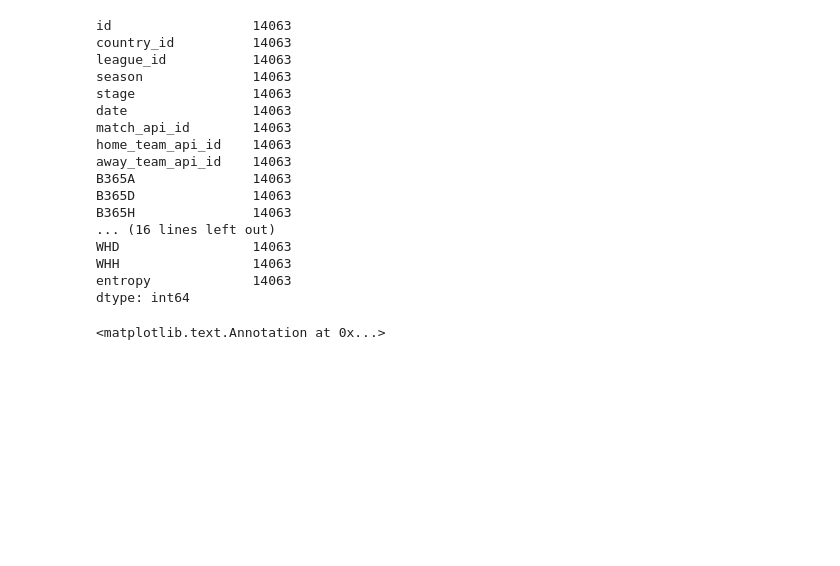
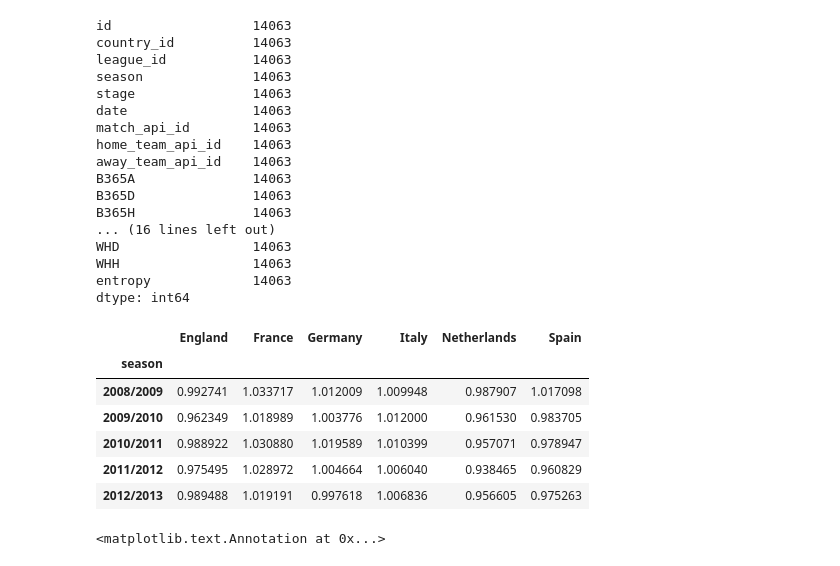
Before and after one commit to jo9k/SoccerAnalysis, a Jupyter notebook: EarlyWork.ipynb, the cells around one changed output. Cells and saved outputs as stored; diff of their text form; code cells hidden in the pictures; blank space fills up the shorter version.

```diff
--- a/EarlyWork.ipynb
+++ b/EarlyWork.ipynb
@@ -111,6 +112,16 @@ entropy_means.columns = [leagues_df[leagues_df.id==league_id].name.values[0] \
 
 entropy_means.head(10)
 entropy_means=entropy_means.drop(['Belgium', 'Scotland', 'Portugal'], axis=1)
+# %%
+entropy_means.head()
+# %% [output]
+|  | England | France | Germany | Italy | Netherlands | Spain |
+| season |  |  |  |  |  |  |
+| 2008/2009 | 0.992741 | 1.033717 | 1.012009 | 1.009948 | 0.987907 | 1.017098 |
+| 2009/2010 | 0.962349 | 1.018989 | 1.003776 | 1.012000 | 0.961530 | 0.983705 |
+| 2010/2011 | 0.988922 | 1.030880 | 1.019589 | 1.010399 | 0.957071 | 0.978947 |
+| 2011/2012 | 0.975495 | 1.028972 | 1.004664 | 1.006040 | 0.938465 | 0.960829 |
+| 2012/2013 | 0.989488 | 1.019191 | 0.997618 | 1.006836 | 0.956605 | 0.975263 |
 # %%
 #plot graph
 ax = entropy_means.plot(figsize=(12,8),marker='o')
```
Also changed, not shown: parts of 2 cells of this notebook, 1 other file.
